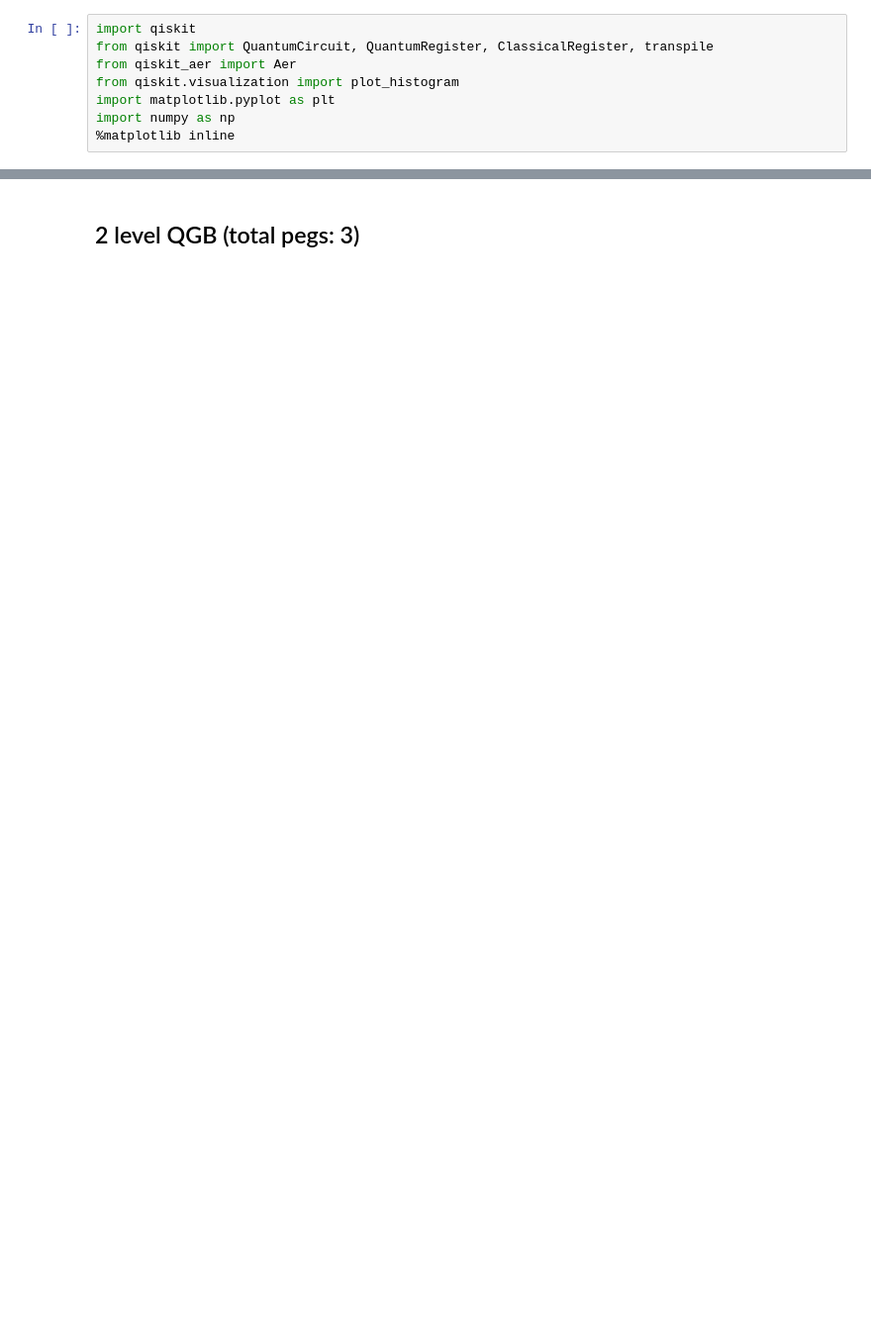
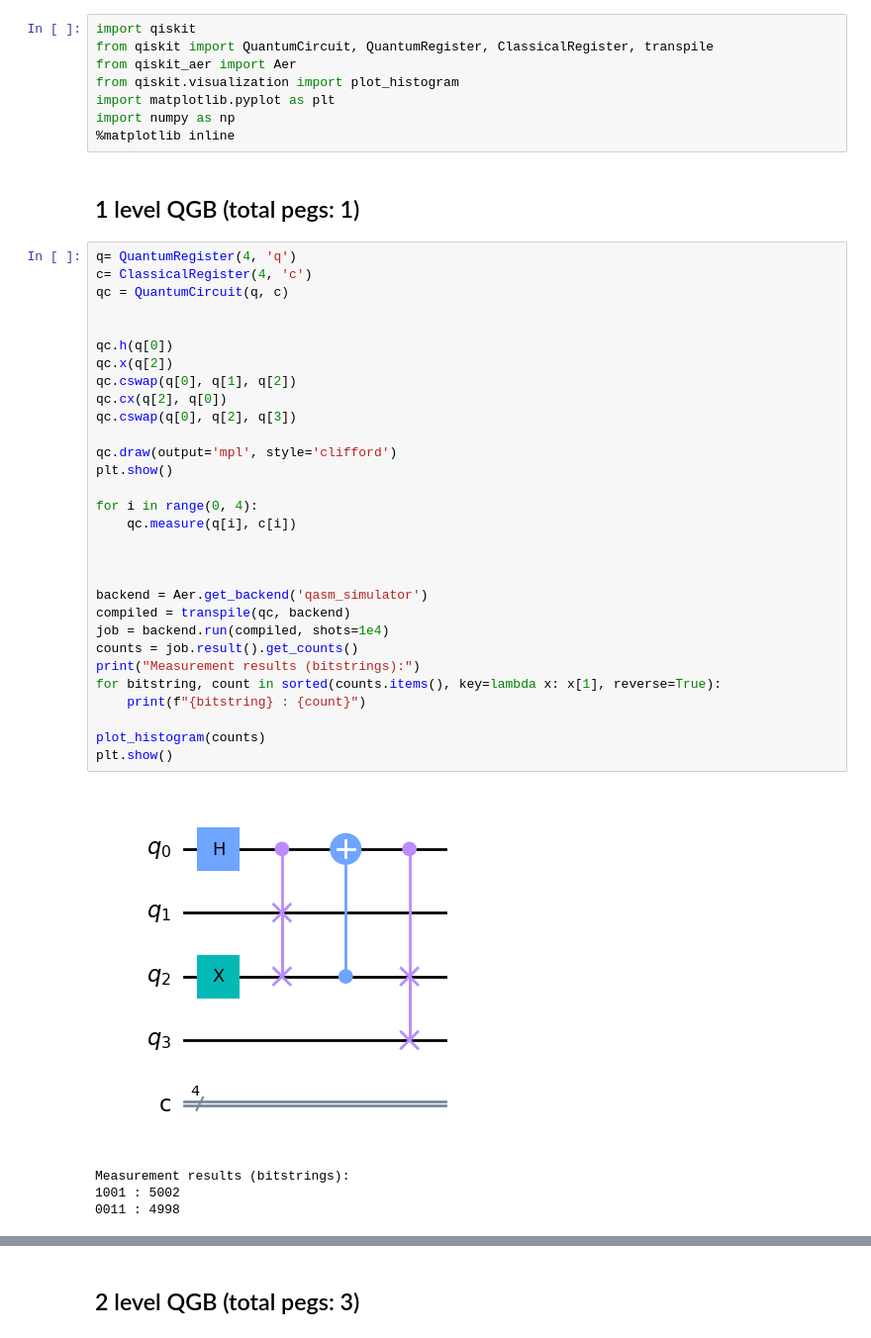
Before and after one commit to virajd98/Q-Plinkers, a Jupyter notebook: WorkingFile.ipynb, the cells around one changed output, grey strips where cells are left out. Shown at 99% size. Saved outputs shown, nothing was run; the diff lists cells and outputs as text; blank space fills up the shorter version.

```diff
--- a/WorkingFile.ipynb
+++ b/WorkingFile.ipynb
@@ -6,3 +6,40 @@ from qiskit.visualization import plot_histogram
 import matplotlib.pyplot as plt
 import numpy as np
 %matplotlib inline
+# %% [markdown]
+## 1 level QGB (total pegs: 1)
+# %%
+q= QuantumRegister(4, 'q')
+c= ClassicalRegister(4, 'c')
+qc = QuantumCircuit(q, c)
+
+
+qc.h(q[0])
+qc.x(q[2])
+qc.cswap(q[0], q[1], q[2])
+qc.cx(q[2], q[0])
+qc.cswap(q[0], q[2], q[3])
+
+qc.draw(output='mpl', style='clifford')
+plt.show()
+
+for i in range(0, 4):
+    qc.measure(q[i], c[i])
+
+
+
+backend = Aer.get_backend('qasm_simulator')
+compiled = transpile(qc, backend)
+job = backend.run(compiled, shots=1e4)
+counts = job.result().get_counts()
+print("Measurement results (bitstrings):")
+for bitstring, count in sorted(counts.items(), key=lambda x: x[1], reverse=True):
+    print(f"{bitstring} : {count}")
+
+plot_histogram(counts)
+plt.show()
+# %% [output]
+[figure, added]
+Measurement results (bitstrings):
+1001 : 5002
+0011 : 4998
```
Also changed, not shown: parts of 11 cells of this notebook.
